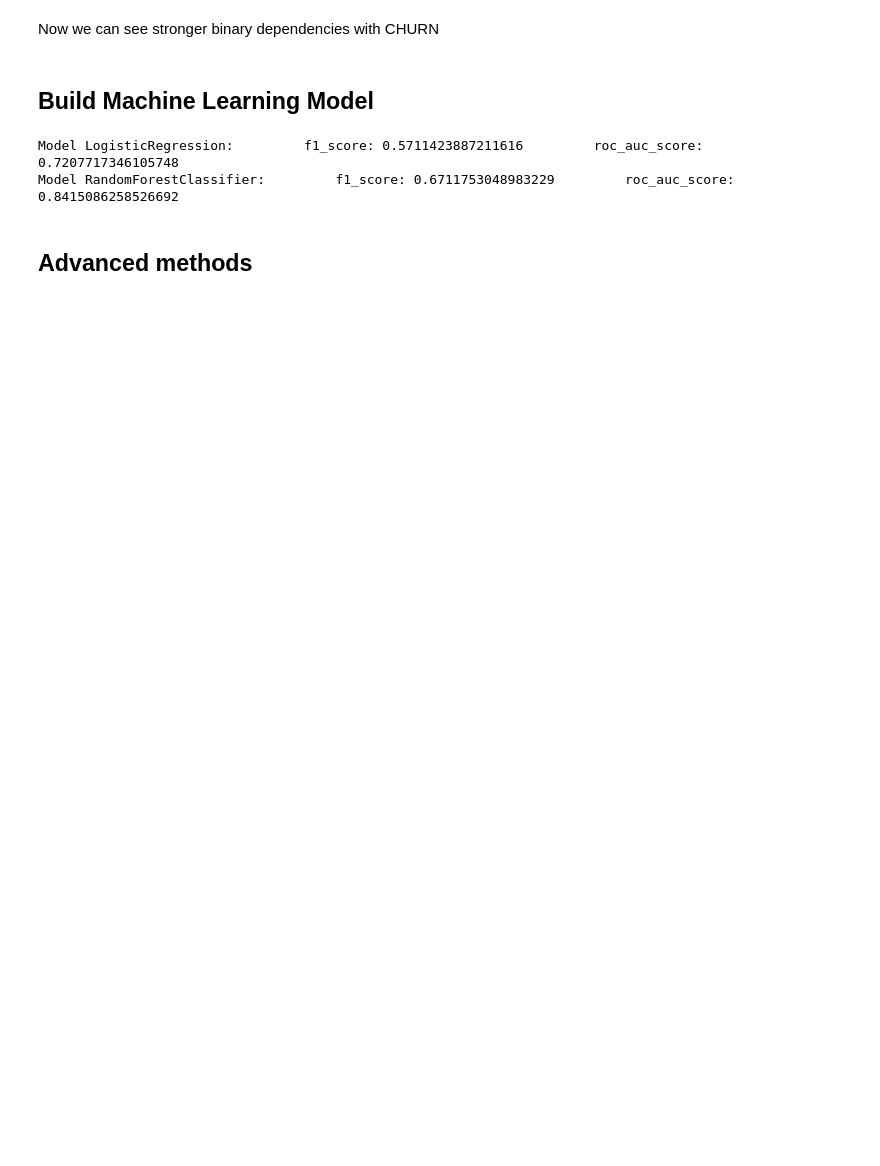
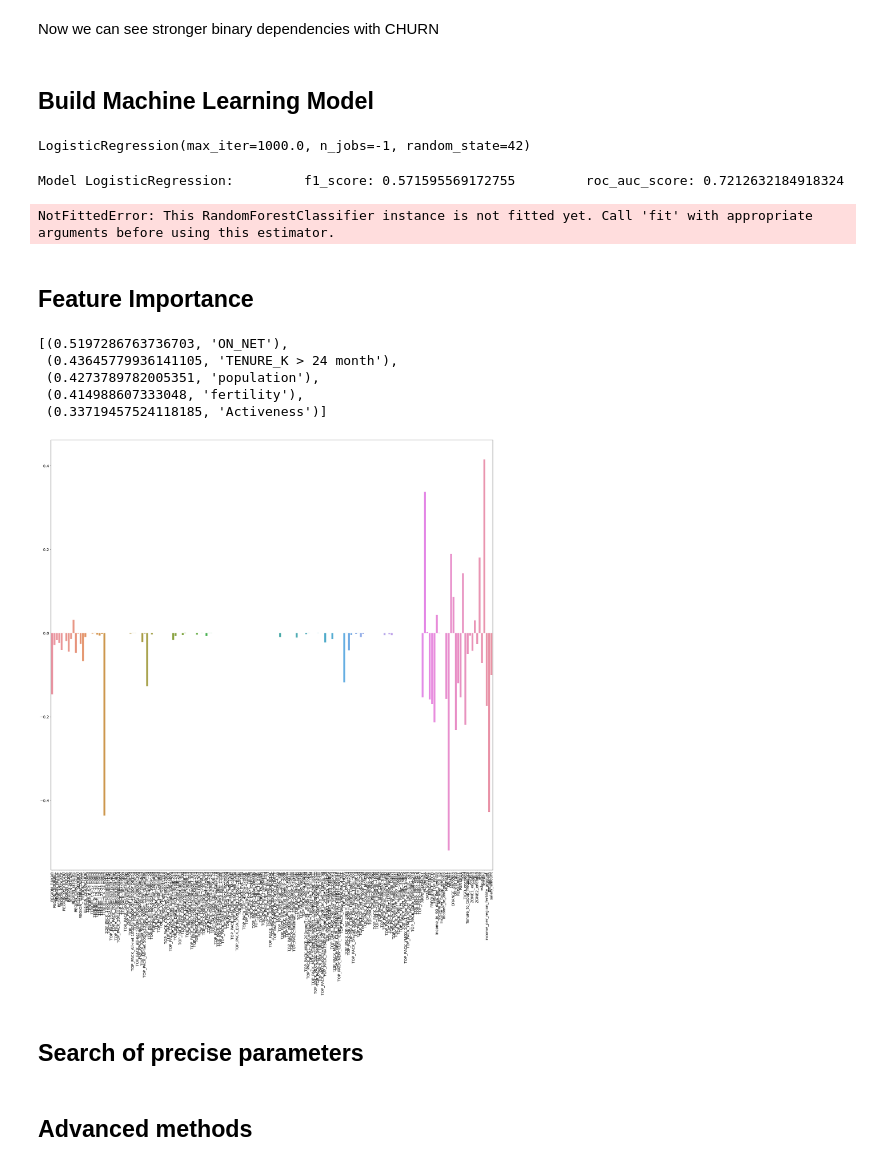
Before and after one commit to Ilyabasharov/Expresso-Churn-Prediction, a Jupyter notebook: notebooks/main.ipynb, the cells around one changed output. Saved outputs shown, nothing was run; the diff lists cells and outputs as text; code cells hidden in the pictures; blank space fills up the shorter version.

```diff
--- a/notebooks/main.ipynb
+++ b/notebooks/main.ipynb
@@ -559,9 +559,11 @@ rfc = RandomForestClassifier(
 # %%
 #let's fit the models!
 
-lr.fit(Xlm_train, Y_train.values.ravel())
-knn.fit(Xtree_train, Y_train.values.ravel())
-rfc.fit(Xtree_train, Y_train.values.ravel());
+lr.fit(Xlm_train, Y_train)
+#knn.fit(Xtree_train, Y_train.values.ravel())
+#rfc.fit(Xtree_train, Y_train.values.ravel());
+# %% [output]
+LogisticRegression(max_iter=1000.0, n_jobs=-1, random_state=42)
 # %%
 # let's evaluate the models!
 
@@ -572,5 +574,29 @@ for method, data in zip((lr, rfc), (Xlm_val, Xtree_val)):
         roc_auc_score: {roc_auc_score(Y_val.values.ravel(), predicted)}'
     )
 # %% [output]
-Model LogisticRegression:         f1_score: 0.5711423887211616         roc_auc_score: 0.7207717346105748
-Model RandomForestClassifier:         f1_score: 0.6711753048983229         roc_auc_score: 0.8415086258526692
+Model LogisticRegression:         f1_score: 0.571595569172755         roc_auc_score: 0.7212632184918324
+NotFittedError: This RandomForestClassifier instance is not fitted yet. Call 'fit' with appropriate arguments before using this estimator.
+# %% [markdown]
+## Feature Importance
+# %%
+all_features = transforms_linear_models.named_transformers_['categorical'].named_steps['encoder'].get_feature_names_out(categorical_features).tolist() + numerical_features
+all_weights = lr.coef_[0]
+
+fig, axs = plt.subplots(1, figsize=(30, 30), )
+sns.barplot(
+    x=all_features,
+    y=all_weights,
+    ax=axs
+)
+axs.xaxis.set_tick_params(rotation=90, size=1);
+
+sorted(zip(abs(all_weights), all_features), key=lambda x: -x[0])[:5]
+# %% [output]
+[(0.5197286763736703, 'ON_NET'),
+ (0.43645779936141105, 'TENURE_K > 24 month'),
+ (0.4273789782005351, 'population'),
+ (0.414988607333048, 'fertility'),
+ (0.33719457524118185, 'Activeness')]
+[figure, added]
+# %% [markdown]
+## Search of precise parameters
```
Also changed, not shown: parts of 5 cells of this notebook.
